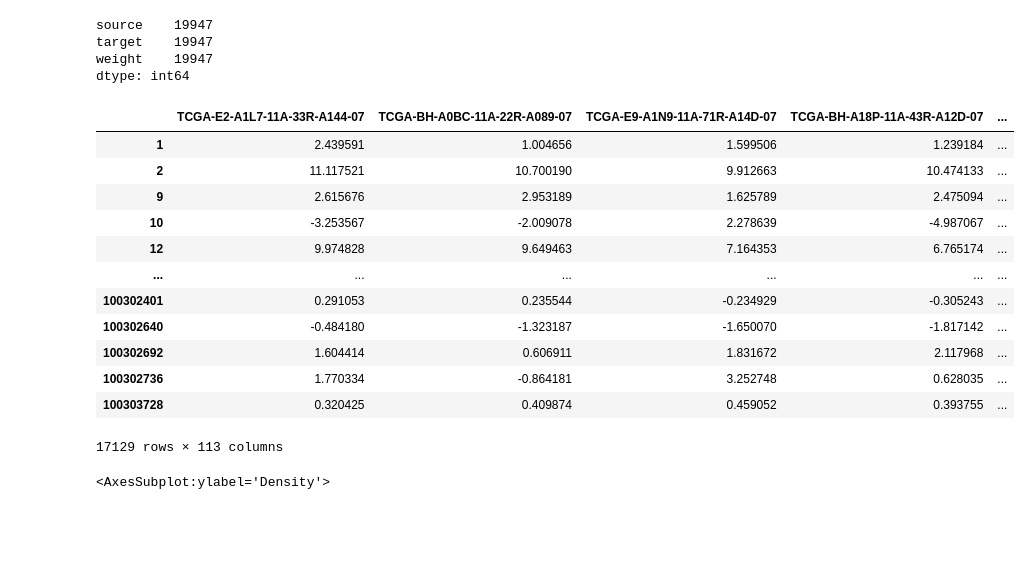
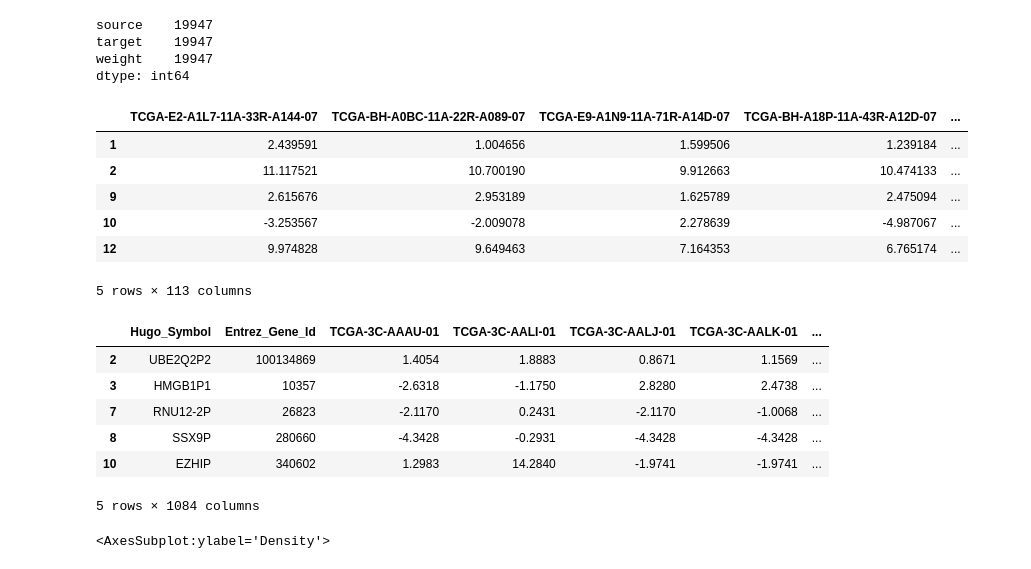
Before and after one commit to josura/GNN-metapathways, a Jupyter notebook: testGraph.ipynb, the cells around one changed output. Cells and saved outputs as stored; diff of their text form; code cells hidden in the pictures; blank space fills up the shorter version.

Commit message:
loading controls and tumor data

```diff
--- a/testGraph.ipynb
+++ b/testGraph.ipynb
@@ -30,13 +41,23 @@ from sklearn import preprocessing,model_selection
 # %%
 def load_my_data():
     #controlsDK = pd.read_csv('controls_counts.tsv', sep='\t', header=0).dropna()
+    #z_score normalized data, the other espression matrices are normalized with another method
     controlsDK = pd.read_csv('locicero_brca_normalizzato/locicero_brca_data_norm_2.tsv', sep='\t', header=0).dropna()
     controlsDK.index = controlsDK.index.astype(int)
     controlsDK = controlsDK.sort_index()
+    tumorDK = pd.read_csv('locicero_brca_tumor\locicero_brca_data_tumor_zscores.txt', sep='\t', header=0).dropna()
+    tumorDK.index = tumorDK.index.astype(int)
+    tumorDK = tumorDK.sort_index()
     tmp = pd.read_csv('metapathway_kegg_genes/gene_edges.tsv', sep='\t', header=0)
+    # controls with features
     boolGenesWithFeatureSources = tmp["start"].map(lambda value: value in controlsDK.index)
     boolGenesWithFeatureTargets = tmp["end"].map(lambda value: value in controlsDK.index)
     boolGenesWithFeature = boolGenesWithFeatureSources & boolGenesWithFeatureTargets
+
+    # tumors with features
+    boolGenesTumorWithFeatureSources = tmp["start"].map(lambda value: value in tumorDK.index)
+    boolGenesTumorWithFeatureTargets = tmp["end"].map(lambda value: value in tumorDK.index)
+    boolGenesTumorWithFeature = boolGenesTumorWithFeatureSources & boolGenesTumorWithFeatureTargets
 
     #genesWithNoFeatures = [100653049, 9103, 2831, 100528032, 100132285, 3810, 3806, 3808,390441, 3118, 3126, 3125, 390271, 26595, 81399, 432355, 100996746, 504190, 504191, 140, 504189, 729759, 100532736,107080638, 414062, 102723407, 6019, 3803, 107181291, 102723555, 102723532, 107987545, 102800317, 100505767, 341568, 112268384, 100533105, 106821730, 388372, 105369274, 100271849, 57292, 390432]
     tmpGeneEdges = pd.read_csv('metapathway_kegg_genes/gene_edges.tsv', sep='\t', header=0).rename(columns={'start': 'source', 'end': 'target'})
@@ -46,14 +67,20 @@ def load_my_data():
     #     )
     #geneEdgesWithNoFeatures = geneEdgesWithNoFeatures.drop_duplicates()
     geneEdgesWithNoFeatures = tmpGeneEdges[~boolGenesWithFeature]
+    geneEdgesWithNoFeaturesTumor = tmpGeneEdges[~boolGenesTumorWithFeature]
 
+    # indexes of control genes with features and not
     indexesGenesWithFeatures = controlsDK.index
     indexesGenesWithNoFeatures = pd.concat([ geneEdgesWithNoFeatures[~geneEdgesWithNoFeatures["source"].isin(controlsDK.index)]["source"] , geneEdgesWithNoFeatures[~geneEdgesWithNoFeatures["target"].isin(controlsDK.index)]["target"] ]).drop_duplicates()
+
+
+    # indexes of tumor genes with features and not
+    indexesGenesTumorWithFeatures = tumorDK.index
+    indexesGenesTumorWithNoFeatures = pd.concat([ geneEdgesWithNoFeaturesTumor[~geneEdgesWithNoFeaturesTumor["source"].isin(tumorDK.index)]["source"] , geneEdgesWithNoFeaturesTumor[~geneEdgesWithNoFeaturesTumor["target"].isin(tumorDK.index)]["target"] ]).drop_duplicates()
 
     #filtering genes with no features
     #geneEdges = geneEdges[~geneEdges['source'].isin(genesWithNoFeatures)]
     #geneEdges = geneEdges[~geneEdges['target'].isin(genesWithNoFeatures)]
     geneEdges = tmpGeneEdges[boolGenesWithFeature]
     pathways = pd.read_csv('metapathway_kegg_genes/pathways.tsv', sep='\t', header=0)
-    return controlsDK, geneEdges,geneEdgesWithNoFeatures,indexesGenesWithFeatures,indexesGenesWithNoFeatures, pathways
-controlsDK,geneEdges,geneEdgesWithNoFeatures,indexGeneEdgesWithFeatures,indexGeneEdgesWithNoFeatures,pathways = load_my_data()
+    return controlsDK,tumorDK, geneEdges,geneEdgesWithNoFeatures,geneEdgesWithNoFeaturesTumor,indexesGenesWithFeatures,indexesGenesWithNoFeatures,indexesGenesTumorWithFeatures,indexesGenesTumorWithNoFeatures, pathways
@@ -60,3 +90,5 @@ controlsDK,geneEdges,geneEdgesWithNoFeatures,indexGeneEdgesWithFeatures,indexGen
+# %%
+controlsDK,tumorDK,geneEdges,geneEdgesWithNoFeatures,geneEdgesWithNoFeaturesTumor,indexGeneEdgesWithFeatures,indexGeneEdgesWithNoFeatures,indexesGenesTumorWithFeatures,indexesGenesTumorWithNoFeatures,pathways = load_my_data()
 # %%
 geneEdgesWithNoFeatures.head()
 # %% [output]
@@ -81,21 +113,25 @@ target    19947
 weight    19947
 dtype: int64
 # %%
-controlsDK
+controlsDK.head()
 # %% [output]
 |  | TCGA-E2-A1L7-11A-33R-A144-07 | TCGA-BH-A0BC-11A-22R-A089-07 | TCGA-E9-A1N9-11A-71R-A14D-07 | TCGA-BH-A18P-11A-43R-A12D-07 | ... |
 | 1 | 2.439591 | 1.004656 | 1.599506 | 1.239184 | ... |
 | 2 | 11.117521 | 10.700190 | 9.912663 | 10.474133 | ... |
 | 9 | 2.615676 | 2.953189 | 1.625789 | 2.475094 | ... |
 | 10 | -3.253567 | -2.009078 | 2.278639 | -4.987067 | ... |
 | 12 | 9.974828 | 9.649463 | 7.164353 | 6.765174 | ... |
-| ... | ... | ... | ... | ... | ... |
-| 100302401 | 0.291053 | 0.235544 | -0.234929 | -0.305243 | ... |
-| 100302640 | -0.484180 | -1.323187 | -1.650070 | -1.817142 | ... |
-| 100302692 | 1.604414 | 0.606911 | 1.831672 | 2.117968 | ... |
-| 100302736 | 1.770334 | -0.864181 | 3.252748 | 0.628035 | ... |
-| 100303728 | 0.320425 | 0.409874 | 0.459052 | 0.393755 | ... |
-17129 rows × 113 columns
+5 rows × 113 columns
+# %%
+tumorDK.head()
+# %% [output]
+|  | Hugo_Symbol | Entrez_Gene_Id | TCGA-3C-AAAU-01 | TCGA-3C-AALI-01 | TCGA-3C-AALJ-01 | TCGA-3C-AALK-01 | ... |
+| 2 | UBE2Q2P2 | 100134869 | 1.4054 | 1.8883 | 0.8671 | 1.1569 | ... |
+| 3 | HMGB1P1 | 10357 | -2.6318 | -1.1750 | 2.8280 | 2.4738 | ... |
+| 7 | RNU12-2P | 26823 | -2.1170 | 0.2431 | -2.1170 | -1.0068 | ... |
+| 8 | SSX9P | 280660 | -4.3428 | -0.2931 | -4.3428 | -4.3428 | ... |
+| 10 | EZHIP | 340602 | 1.2983 | 14.2840 | -1.9741 | -1.9741 | ... |
+5 rows × 1084 columns
 # %%
 controlsDK["TCGA-BH-A0BC-11A-22R-A089-07"].plot.kde()
 # %% [output]
```
Also changed, not shown: parts of 3 cells of this notebook.
